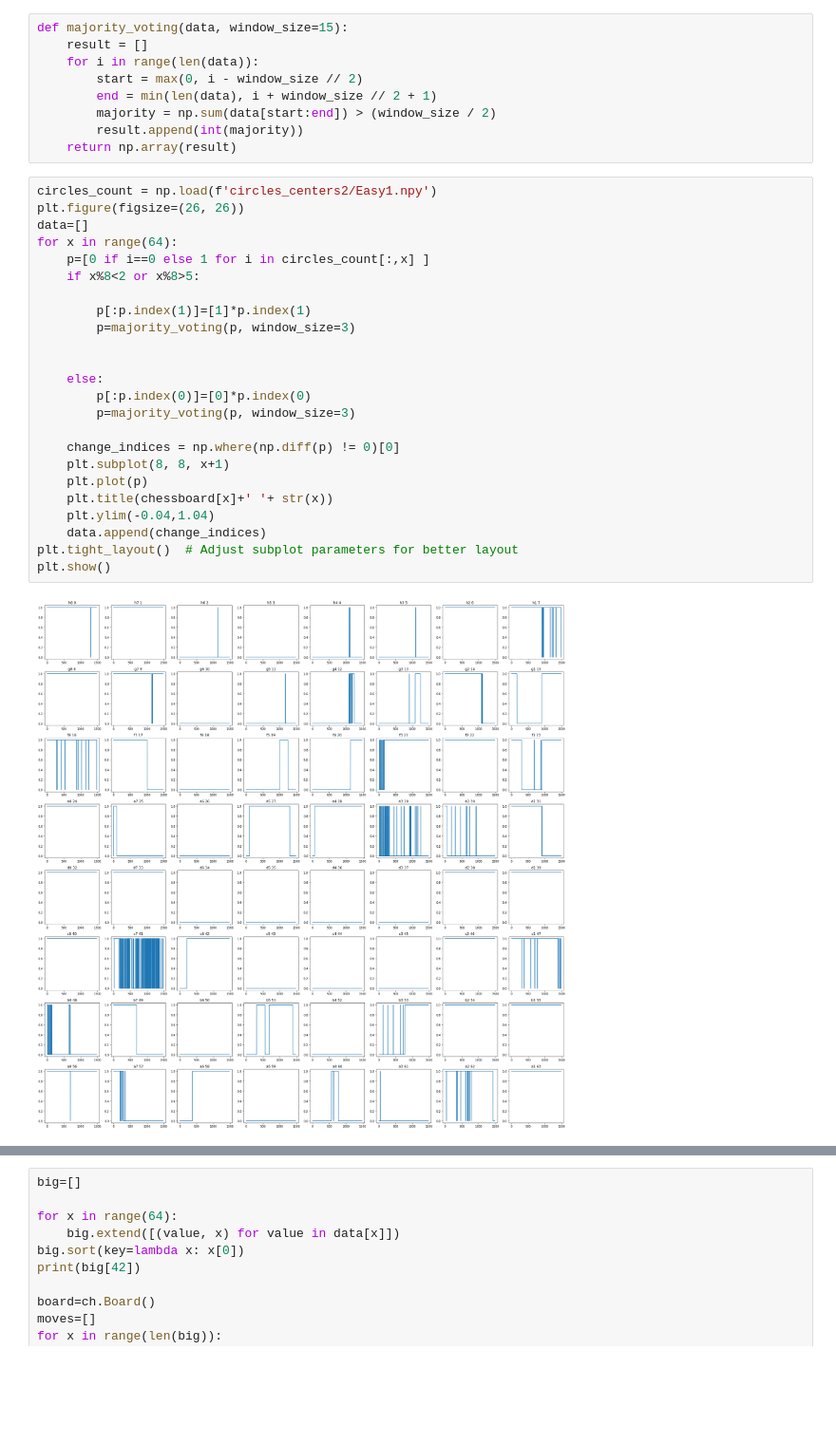
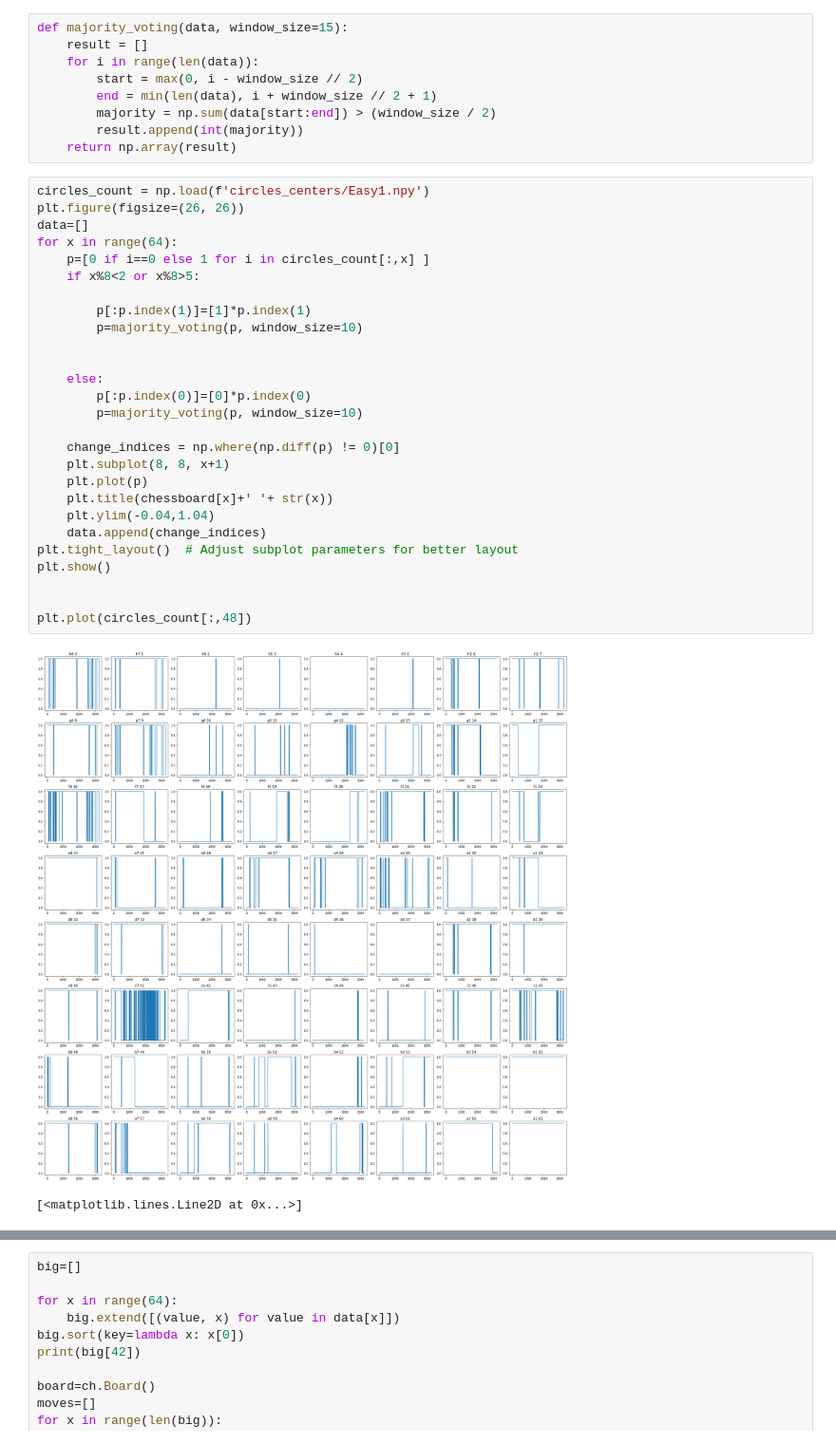
Before and after one commit to krzysztof-m-w/object-tracking, a Jupyter notebook: game_tracking.ipynb, the cells around one changed output, grey strips where cells are left out. Shown at 95% size. Cells and saved outputs as stored; diff of their text form; blank space fills up the shorter version.

```diff
--- a/game_tracking.ipynb
+++ b/game_tracking.ipynb
@@ -44,28 +44,32 @@ def majority_voting(data, window_size=15):
         result.append(int(majority))
     return np.array(result)
 # %%
-circles_count = np.load(f'circles_centers2/Easy1.npy')
+circles_count = np.load(f'circles_centers/Easy1.npy')
 plt.figure(figsize=(26, 26))
 data=[]
 for x in range(64):
     p=[0 if i==0 else 1 for i in circles_count[:,x] ]
     if x%8<2 or x%8>5:
 
         p[:p.index(1)]=[1]*p.index(1)
-        p=majority_voting(p, window_size=3)
+        p=majority_voting(p, window_size=10)
 
 
     else:
         p[:p.index(0)]=[0]*p.index(0)
-        p=majority_voting(p, window_size=3)
+        p=majority_voting(p, window_size=10)
 
     change_indices = np.where(np.diff(p) != 0)[0]
     plt.subplot(8, 8, x+1)
     plt.plot(p)
     plt.title(chessboard[x]+' '+ str(x))
     plt.ylim(-0.04,1.04)
     data.append(change_indices)
 plt.tight_layout()  # Adjust subplot parameters for better layout
 plt.show()
+
+
+plt.plot(circles_count[:,48])
 # %% [output]
-[figure, old version]
+[figure, new version]
+[<matplotlib.lines.Line2D at 0x...>]
```
Also changed, not shown: parts of 1 cell of this notebook.
